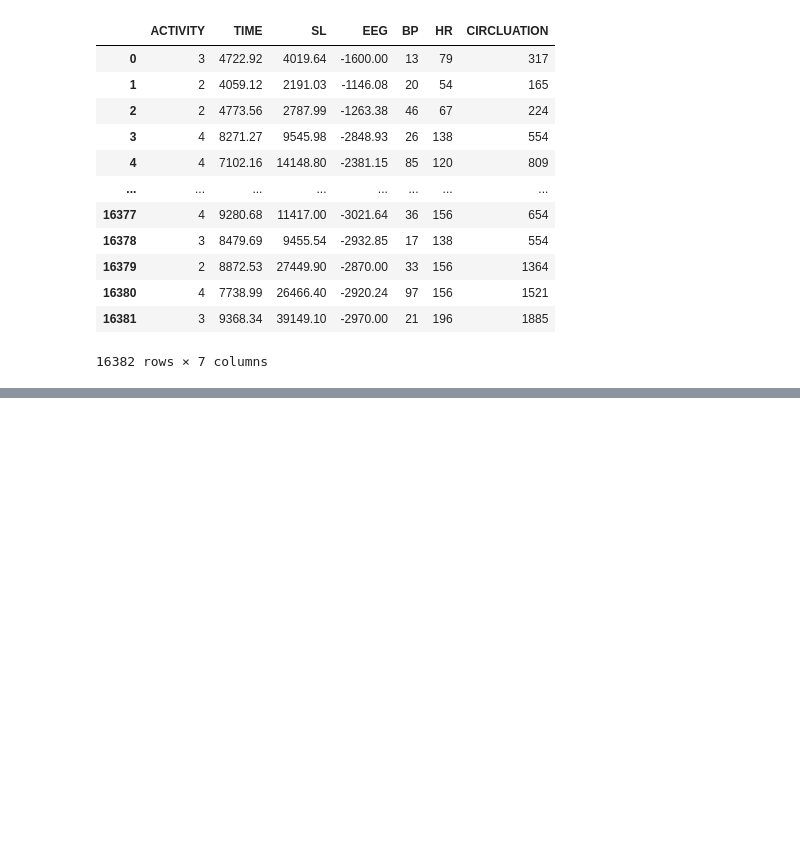
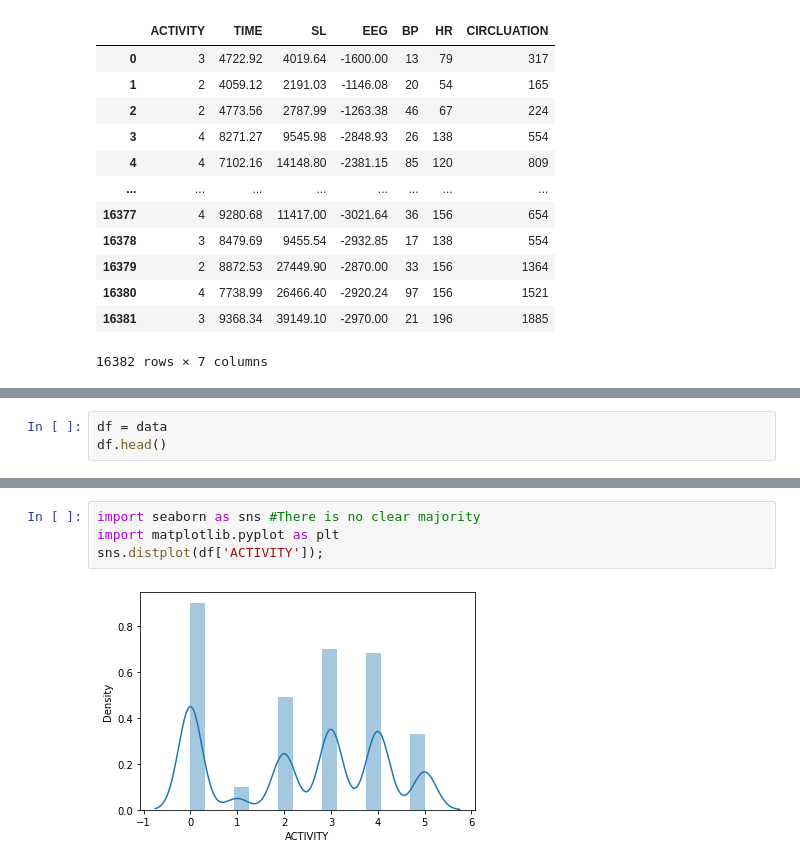
Before and after one commit to jraval/Unit2BuildProjectLambda, a Jupyter notebook: Unit2BuildDSPT10.ipynb, the cells around one changed output, grey strips where cells are left out. Cells and saved outputs as stored; diff of their text form; blank space fills up the shorter version.

```diff
--- a/Unit2BuildDSPT10.ipynb
+++ b/Unit2BuildDSPT10.ipynb
@@ -38,0 +103,3 @@ data
+# %%
+df = data
+df.head()
@@ -38,0 +123,6 @@ data
+# %%
+import seaborn as sns #There is no clear majority
+import matplotlib.pyplot as plt
+sns.distplot(df['ACTIVITY']);
+# %% [output]
+[figure, added]
```
Also changed, not shown: parts of 50 cells of this notebook.
